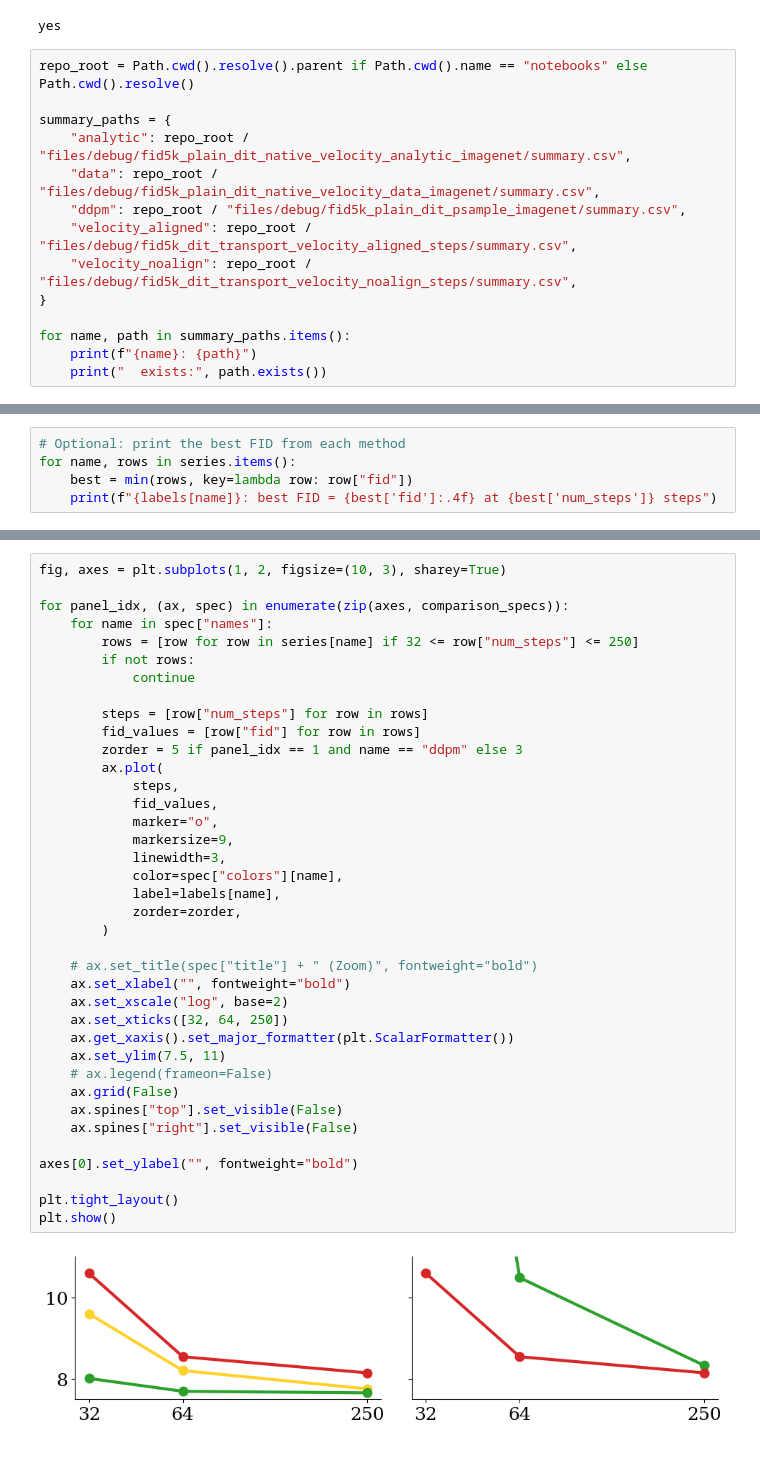
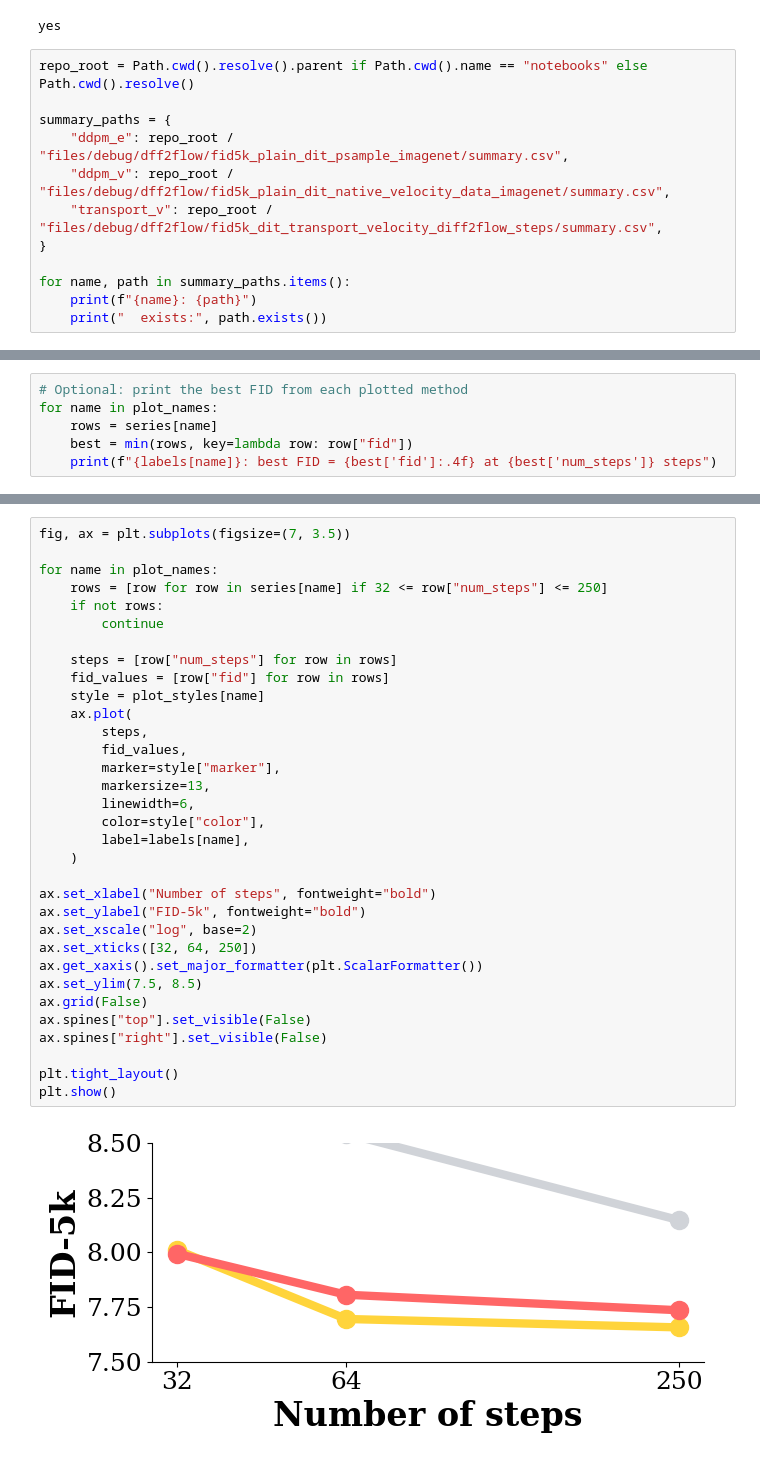
Before and after one commit to yaramohamadi/imeanflow, a Jupyter notebook: notebooks/plot_lines.ipynb, the cells around one changed output, grey strips where cells are left out. Drawn from its saved outputs; the diff is of its cells as text.

Commit message:
diff2flow debugging done

```diff
--- a/notebooks/plot_lines.ipynb
+++ b/notebooks/plot_lines.ipynb
@@ -30,11 +30,9 @@ yes
 repo_root = Path.cwd().resolve().parent if Path.cwd().name == "notebooks" else Path.cwd().resolve()
 
 summary_paths = {
-    "analytic": repo_root / "files/debug/fid5k_plain_dit_native_velocity_analytic_imagenet/summary.csv",
-    "data": repo_root / "files/debug/fid5k_plain_dit_native_velocity_data_imagenet/summary.csv",
-    "ddpm": repo_root / "files/debug/fid5k_plain_dit_psample_imagenet/summary.csv",
-    "velocity_aligned": repo_root / "files/debug/fid5k_dit_transport_velocity_aligned_steps/summary.csv",
-    "velocity_noalign": repo_root / "files/debug/fid5k_dit_transport_velocity_noalign_steps/summary.csv",
+    "ddpm_e": repo_root / "files/debug/dff2flow/fid5k_plain_dit_psample_imagenet/summary.csv",
+    "ddpm_v": repo_root / "files/debug/dff2flow/fid5k_plain_dit_native_velocity_data_imagenet/summary.csv",
+    "transport_v": repo_root / "files/debug/dff2flow/fid5k_dit_transport_velocity_diff2flow_steps/summary.csv",
 }
 
 for name, path in summary_paths.items():
@@ -167,6 +133,7 @@ plt.show()
 # %%
-# Optional: print the best FID from each method
-for name, rows in series.items():
+# Optional: print the best FID from each plotted method
+for name in plot_names:
+    rows = series[name]
     best = min(rows, key=lambda row: row["fid"])
     print(f"{labels[name]}: best FID = {best['fid']:.4f} at {best['num_steps']} steps")
 # %% [output]
@@ -178,40 +143,35 @@ Transport, $v$: best FID = 191.8459 at 4 steps
 # %%
-fig, axes = plt.subplots(1, 2, figsize=(10, 3), sharey=True)
+fig, ax = plt.subplots(figsize=(7, 3.5))
 
-for panel_idx, (ax, spec) in enumerate(zip(axes, comparison_specs)):
-    for name in spec["names"]:
-        rows = [row for row in series[name] if 32 <= row["num_steps"] <= 250]
-        if not rows:
-            continue
+for name in plot_names:
+    rows = [row for row in series[name] if 32 <= row["num_steps"] <= 250]
+    if not rows:
+        continue
 
-        steps = [row["num_steps"] for row in rows]
-        fid_values = [row["fid"] for row in rows]
-        zorder = 5 if panel_idx == 1 and name == "ddpm" else 3
-        ax.plot(
-            steps,
-            fid_values,
-            marker="o",
-            markersize=9,
-            linewidth=3,
-            color=spec["colors"][name],
-            label=labels[name],
-            zorder=zorder,
-        )
+    steps = [row["num_steps"] for row in rows]
+    fid_values = [row["fid"] for row in rows]
+    style = plot_styles[name]
+    ax.plot(
+        steps,
+        fid_values,
+        marker=style["marker"],
+        markersize=13,
+        linewidth=6,
+        color=style["color"],
+        label=labels[name],
+    )
 
-    # ax.set_title(spec["title"] + " (Zoom)", fontweight="bold")
-    ax.set_xlabel("", fontweight="bold")
-    ax.set_xscale("log", base=2)
-    ax.set_xticks([32, 64, 250])
-    ax.get_xaxis().set_major_formatter(plt.ScalarFormatter())
-    ax.set_ylim(7.5, 11)
-    # ax.legend(frameon=False)
-    ax.grid(False)
-    ax.spines["top"].set_visible(False)
-    ax.spines["right"].set_visible(False)
-
-axes[0].set_ylabel("", fontweight="bold")
+ax.set_xlabel("Number of steps", fontweight="bold")
+ax.set_ylabel("FID-5k", fontweight="bold")
+ax.set_xscale("log", base=2)
+ax.set_xticks([32, 64, 250])
+ax.get_xaxis().set_major_formatter(plt.ScalarFormatter())
+ax.set_ylim(7.5, 8.5)
+ax.grid(False)
+ax.spines["top"].set_visible(False)
+ax.spines["right"].set_visible(False)
 
 plt.tight_layout()
 plt.show()
 # %% [output]
-[figure, old version]
+[figure, new version]
```
Also changed, not shown: parts of 5 cells of this notebook, 6 other files.
